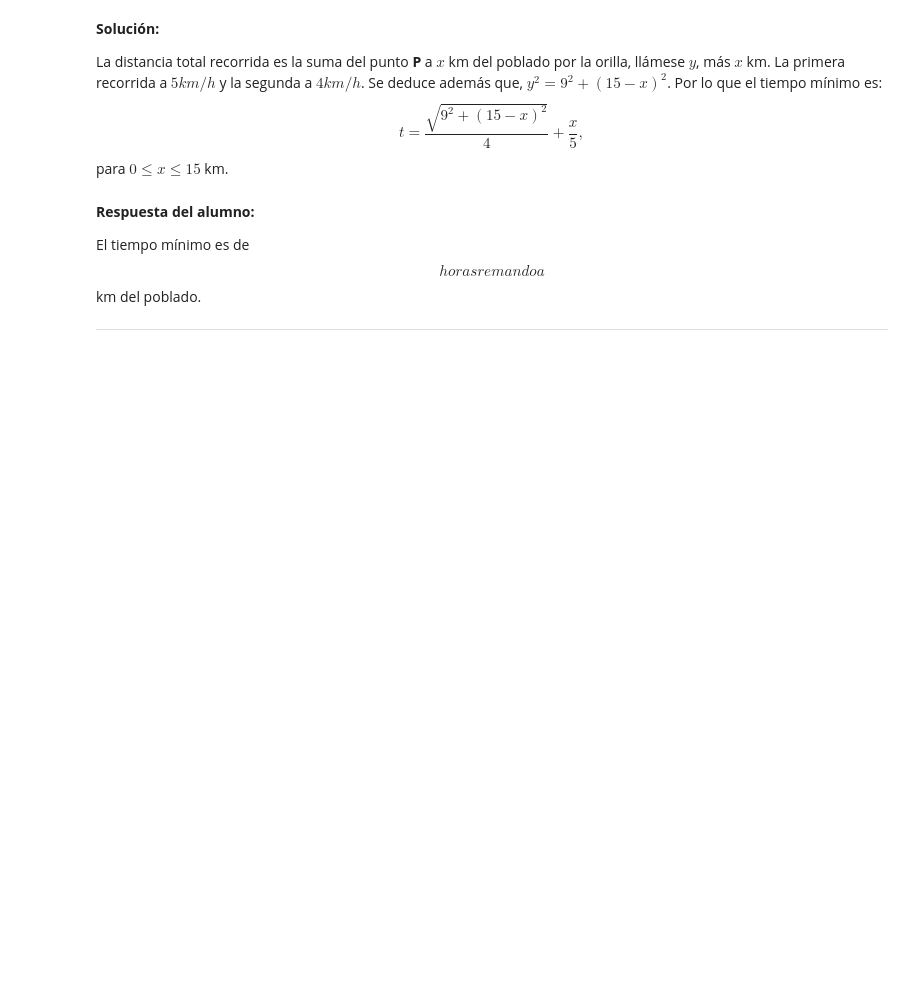
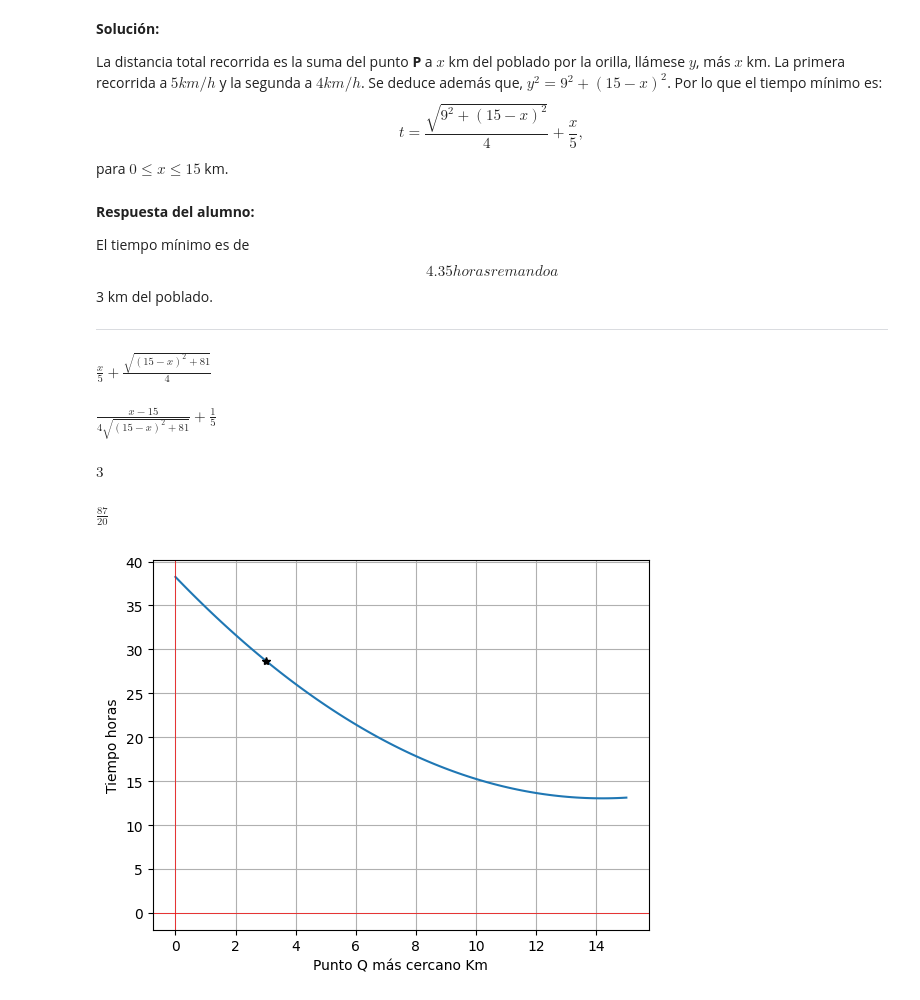
Before and after one commit to DanielYeme/Archivos_Clase, a Jupyter notebook: Actividad_2.7/SymPy - Funciones escalares_Victor.ipynb, the cells around one changed output. Drawn from its saved outputs; the diff is of its cells as text; code cells hidden in the pictures; blank space fills up the shorter version.

```diff
--- a/Actividad_2.7/SymPy - Funciones escalares_Victor.ipynb
+++ b/Actividad_2.7/SymPy - Funciones escalares_Victor.ipynb
@@ -541,0 +563,11 @@ Siendo éste el criterio de optimización para $-\pi<\theta<\pi$.
+# %%
+import sympy as sym
+
+t =sym.var('t',real=True,positive=True)
+
+# Definir la función de optimización de fuerza minima
+
+def f(t):
+  return (k*W)/(sym.cos(t)+ k * sym.sin(t))
+
+f(t)
@@ -645,6 +749,53 @@ para $0\leq x\leq15$ km.
 # %% [markdown]
 **Respuesta del alumno:**
 
-El tiempo mínimo es de $$ horas remando a $$ km del poblado.
+El tiempo mínimo es de $$4.35 horas remando a $$3 km del poblado.
 
 ---
+# %%
+import sympy as sym
+
+x =sym.var('x',real=True,positive=True)
+
+# Definir la función de optimización del tiempo
+
+def t(x):
+  return (sym.sqrt(9**2 + (15-x)**2)/4) + (x/5)
+
+t(x)
+# %% [output]
+$\displaystyle \frac{x}{5} + \frac{\sqrt{\left(15 - x\right)^{2} + 81}}{4}$
+# %%
+# Resolver la derivada en función de (x)
+dx=sym.diff(t(x),x)
+dx
+# %% [output]
+$\displaystyle \frac{x - 15}{4 \sqrt{\left(15 - x\right)^{2} + 81}} + \frac{1}{5}$
+# %%
+dx0=sym.solve(dx)[0]  # La derivada se iguala a 0 para encontrar el punto critico
+dx0
+# %% [output]
+$\displaystyle 3$
+# %%
+# Calcular el tiempo minimo
+t_min = (sym.sqrt(9**2 + (15-dx0)**2)/4) + (dx0/5)
+t_min
+# %% [output]
+$\displaystyle \frac{87}{20}$
+# %%
+x=sym.var('x')
+# Retomando la función
+t = ((9**2 + (15-x)**2)/4)**1/2 + (x/5)
+t_num=sym.lambdify(x,t,'numpy') # Convertimos 't' simbólica a numérica compatible con numpy
+# Graficamos
+x_num=np.linspace(0,15,100)      # Graficamos en un rango de 0 a 4 con 100 valores
+plt.plot(x_num,t_num(x_num))
+plt.plot(dx0,t_num(dx0),'*k')
+plt.axhline(0, color='red', linewidth=0.5)
+plt.axvline(0, color='red', linewidth=0.5)
+plt.xlabel('Punto Q más cercano Km')
+plt.ylabel('Tiempo horas')
+plt.grid()
+plt.show()
+# %% [output]
+[figure, added]
```
Also changed, not shown: parts of 21 cells of this notebook.
